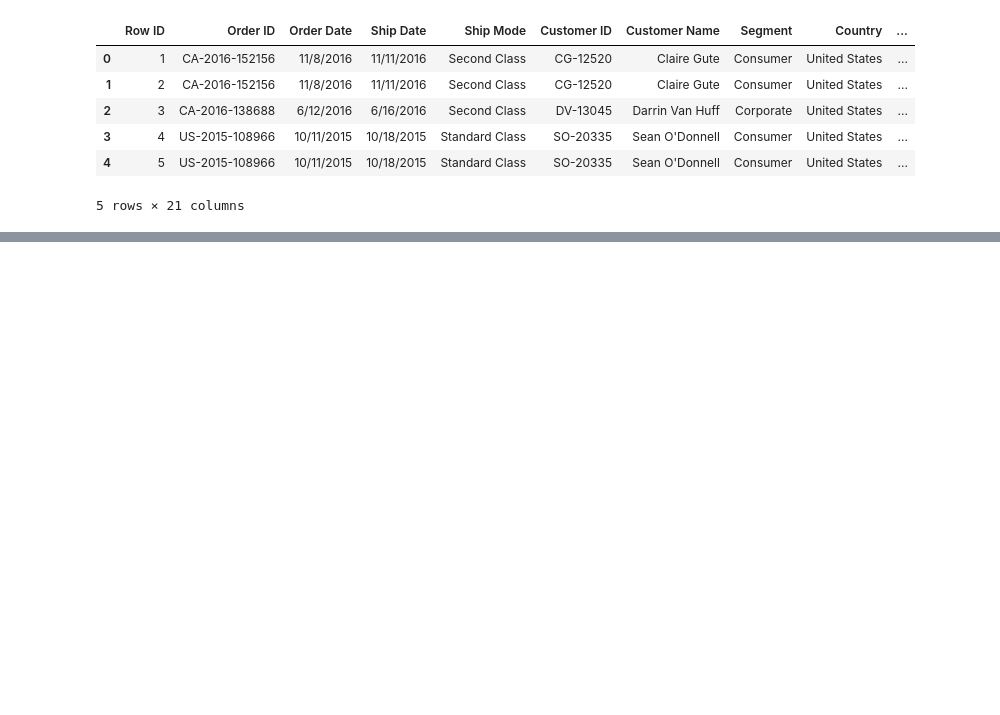
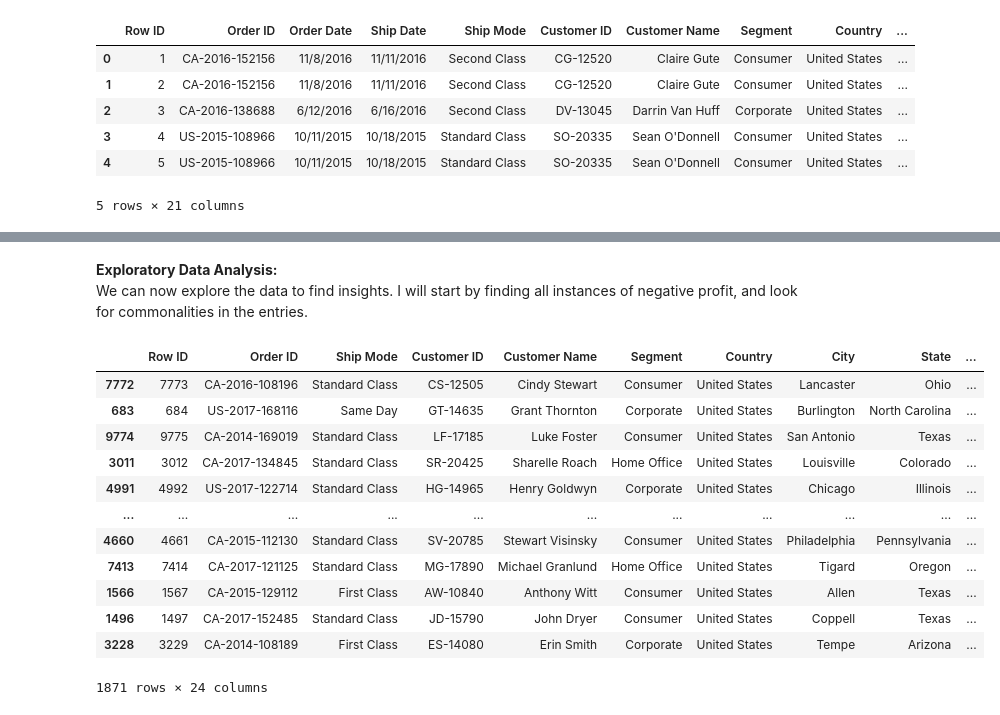
Before and after one commit to AnOvercookedFork/datascience_final, a Jupyter notebook: final.ipynb, the cells around one changed output, grey strips where cells are left out. Saved outputs shown, nothing was run; the diff lists cells and outputs as text; code cells hidden in the pictures; blank space fills up the shorter version.

```diff
--- a/final.ipynb
+++ b/final.ipynb
@@ -42,0 +118,21 @@ data.head()
+# %% [markdown]
+**Exploratory Data Analysis:** <br>
+We can now explore the data to find insights.  I will start by finding all instances of negative profit, and look for commonalities in the entries.
+# %%
+neg_profit = data[data['Profit'] < 0] # select entries where profit is negative
+neg_profit = neg_profit.sort_values(by = 'Profit', ascending = True) # display the biggest losses first
+neg_profit
+# %% [output]
+|  | Row ID | Order ID | Ship Mode | Customer ID | Customer Name | Segment | Country | City | State | ... |
+| 7772 | 7773 | CA-2016-108196 | Standard Class | CS-12505 | Cindy Stewart | Consumer | United States | Lancaster | Ohio | ... |
+| 683 | 684 | US-2017-168116 | Same Day | GT-14635 | Grant Thornton | Corporate | United States | Burlington | North Carolina | ... |
+| 9774 | 9775 | CA-2014-169019 | Standard Class | LF-17185 | Luke Foster | Consumer | United States | San Antonio | Texas | ... |
+| 3011 | 3012 | CA-2017-134845 | Standard Class | SR-20425 | Sharelle Roach | Home Office | United States | Louisville | Colorado | ... |
+| 4991 | 4992 | US-2017-122714 | Standard Class | HG-14965 | Henry Goldwyn | Corporate | United States | Chicago | Illinois | ... |
+| ... | ... | ... | ... | ... | ... | ... | ... | ... | ... | ... |
+| 4660 | 4661 | CA-2015-112130 | Standard Class | SV-20785 | Stewart Visinsky | Consumer | United States | Philadelphia | Pennsylvania | ... |
+| 7413 | 7414 | CA-2017-121125 | Standard Class | MG-17890 | Michael Granlund | Home Office | United States | Tigard | Oregon | ... |
+| 1566 | 1567 | CA-2015-129112 | First Class | AW-10840 | Anthony Witt | Consumer | United States | Allen | Texas | ... |
+| 1496 | 1497 | CA-2017-152485 | Standard Class | JD-15790 | John Dryer | Consumer | United States | Coppell | Texas | ... |
+| 3228 | 3229 | CA-2014-108189 | First Class | ES-14080 | Erin Smith | Corporate | United States | Tempe | Arizona | ... |
+1871 rows × 24 columns
```
Also changed, not shown: parts of 32 cells of this notebook, 1 other file.
